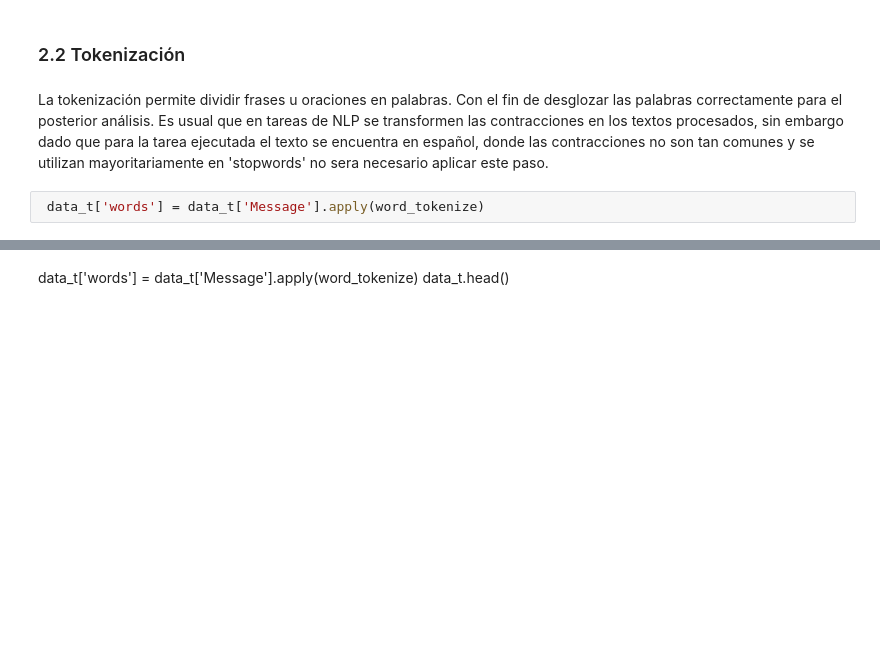
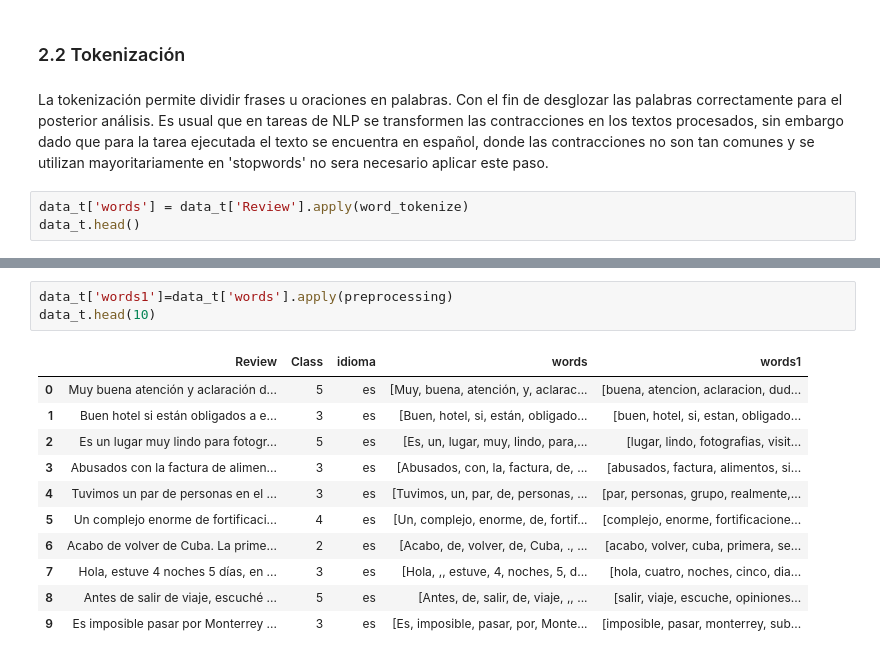
Before and after one commit to Jonathan1503/Proyecto-1---BI, a Jupyter notebook: Projecto1.ipynb, the cells around one changed output, grey strips where cells are left out. Saved outputs shown, nothing was run; the diff lists cells and outputs as text; blank space fills up the shorter version.

```diff
--- a/Projecto1.ipynb
+++ b/Projecto1.ipynb
@@ -309,5 +294,6 @@ En este apartado estamos creando codigo para limpiar y preprocesar el texto toke
 # %% [markdown]
 La tokenización permite dividir frases u oraciones en palabras. Con el fin de desglozar las palabras correctamente para el posterior análisis. Es usual que en tareas de NLP se transformen las contracciones en los textos procesados, sin embargo dado que para la tarea ejecutada el texto se encuentra en español, donde las contracciones no son tan comunes y se utilizan mayoritariamente en 'stopwords' no sera necesario aplicar este paso.
 # %%
- data_t['words'] = data_t['Message'].apply(word_tokenize)
+data_t['words'] = data_t['Review'].apply(word_tokenize)
+data_t.head()
 # %% [output]
@@ -315,3 +306,15 @@ KeyError: 'Message'
-# %% [markdown]
-data_t['words'] = data_t['Message'].apply(word_tokenize)
-data_t.head()
+# %%
+data_t['words1']=data_t['words'].apply(preprocessing)
+data_t.head(10)
+# %% [output]
+|  | Review | Class | idioma | words | words1 |
+| 0 | Muy buena atención y aclaración d... | 5 | es | [Muy, buena, atención, y, aclarac... | [buena, atencion, aclaracion, dud... |
+| 1 | Buen hotel si están obligados a e... | 3 | es | [Buen, hotel, si, están, obligado... | [buen, hotel, si, estan, obligado... |
+| 2 | Es un lugar muy lindo para fotogr... | 5 | es | [Es, un, lugar, muy, lindo, para,... | [lugar, lindo, fotografias, visit... |
+| 3 | Abusados con la factura de alimen... | 3 | es | [Abusados, con, la, factura, de, ... | [abusados, factura, alimentos, si... |
+| 4 | Tuvimos un par de personas en el ... | 3 | es | [Tuvimos, un, par, de, personas, ... | [par, personas, grupo, realmente,... |
+| 5 | Un complejo enorme de fortificaci... | 4 | es | [Un, complejo, enorme, de, fortif... | [complejo, enorme, fortificacione... |
+| 6 | Acabo de volver de Cuba. La prime... | 2 | es | [Acabo, de, volver, de, Cuba, ., ... | [acabo, volver, cuba, primera, se... |
+| 7 | Hola, estuve 4 noches 5 días, en ... | 3 | es | [Hola, ,, estuve, 4, noches, 5, d... | [hola, cuatro, noches, cinco, dia... |
+| 8 | Antes de salir de viaje, escuché ... | 5 | es | [Antes, de, salir, de, viaje, ,, ... | [salir, viaje, escuche, opiniones... |
+| 9 | Es imposible pasar por Monterrey ... | 3 | es | [Es, imposible, pasar, por, Monte... | [imposible, pasar, monterrey, sub... |
```
Also changed, not shown: parts of 16 cells of this notebook.
